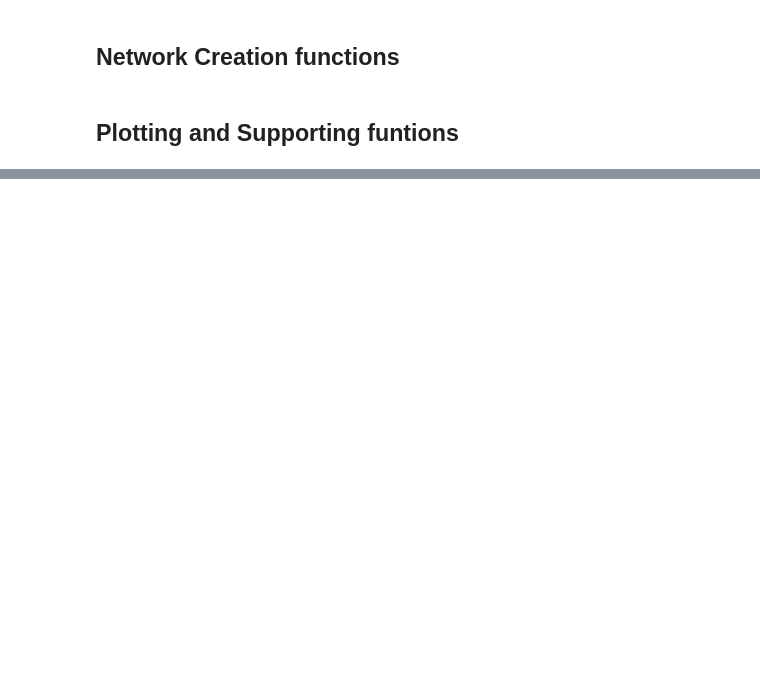
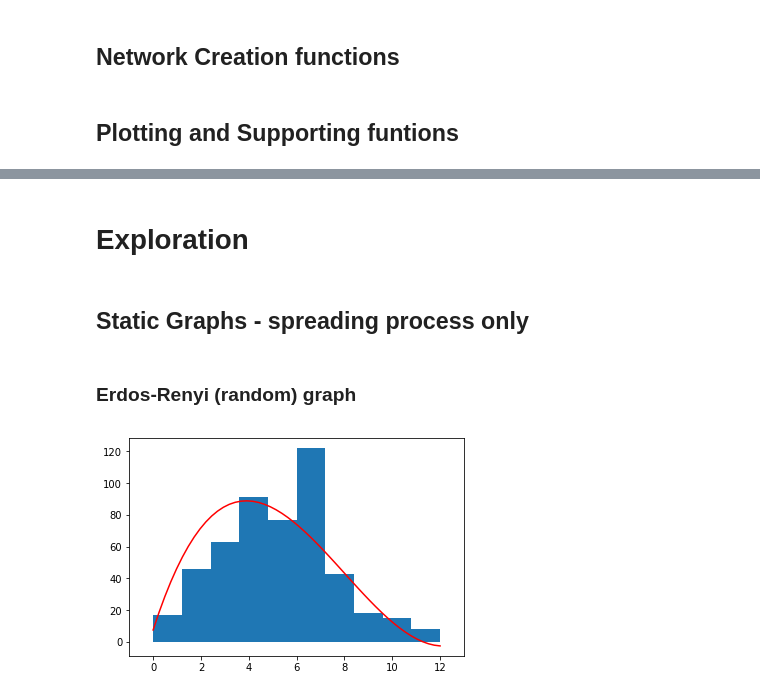
Before and after one commit to muftring/iu-netsci, a Jupyter notebook: project/exploring-gephi-graph-streaming.ipynb, the cells around one changed output, grey strips where cells are left out. Cells and saved outputs as stored; diff of their text form; code cells hidden in the pictures; blank space fills up the shorter version.

Commit message:
Project: dynamic graph with Gephi

```diff
--- a/project/exploring-gephi-graph-streaming.ipynb
+++ b/project/exploring-gephi-graph-streaming.ipynb
@@ -399,0 +807,10 @@ KeyboardInterrupt:
+# %%
+# Erdos-Renyi graph model
+class ErdosRenyiGraph:
+    N = 500
+    p = 0.01
+# %%
+import networkx as nx
+
+def randomGraph():
+    return nx.erdos_renyi_graph(ErdosRenyiGraph.N, ErdosRenyiGraph.p)
@@ -399,0 +832,6 @@ KeyboardInterrupt:
+# %% [markdown]
+# Exploration
+# %% [markdown]
+## Static Graphs - spreading process only
+# %% [markdown]
+### Erdos-Renyi (random) graph
@@ -399,0 +841,6 @@ KeyboardInterrupt:
+# %%
+graph = randomGraph()
+# %%
+showDegreeDistributionWithFit(graph)
+# %% [output]
+[figure, added]
```
Also changed, not shown: parts of 237 cells of this notebook, 1 other file.
